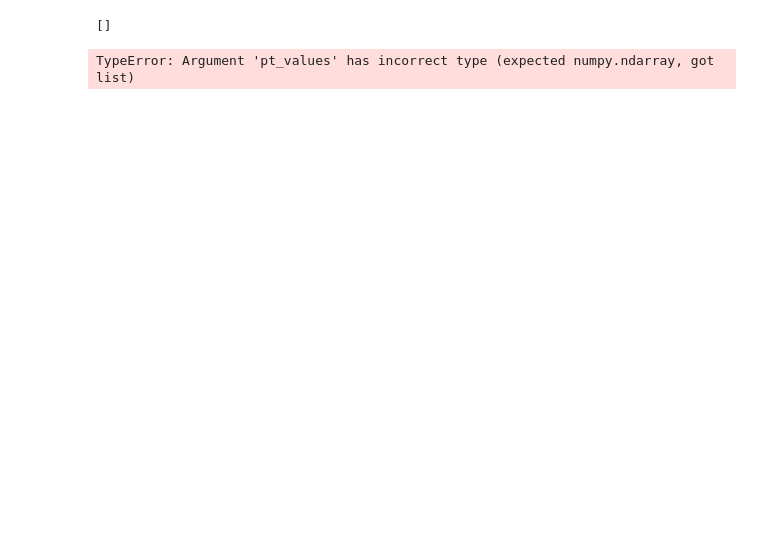
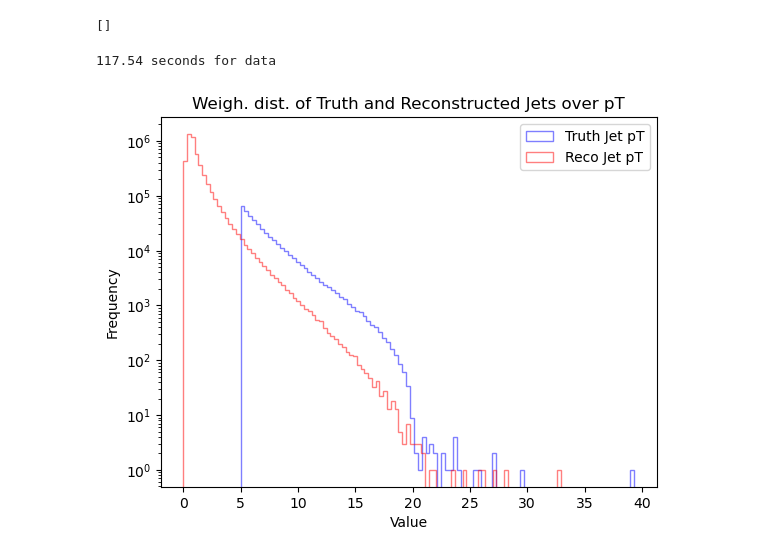
Before and after one commit to adzhPhy/atlas-jet-opt, a Jupyter notebook: truthJetIsReco.ipynb, the cells around one changed output. Saved outputs shown, nothing was run; the diff lists cells and outputs as text; code cells hidden in the pictures; blank space fills up the shorter version.

```diff
--- a/truthJetIsReco.ipynb
+++ b/truthJetIsReco.ipynb
@@ -1,12 +1,12 @@
 # %%
-import uproot, vector, awkward as ak
+import uproot, vector, awkward as ak, numpy as np
 
 filename="user.tapark.41935082._000001.tree.root"
 file = uproot.open(filename)
 tree = file["JetConstituentTree"]
 # tree.show()
 # to read TBranch ; NOTE: use entry_start, entry_stop to read only specific amounts of entry for optimization
-tjets = tree.arrays(['truthJet_pt', 'truthJet_eta', 'truthJet_phi', 'truthJet_m'], library="np")
+tjets = tree.arrays(['truthJet_pt', 'truthJet_eta', 'truthJet_phi', 'truthJet_m', 'event_weight'], library="np")
 # add filtering on truth jets: cut="truthJet_m >= 20000"
 reco_jets = tree.arrays(['jet_pt', 'jet_eta', 'jet_phi', 'jet_m'], library="np")
 # %%
@@ -16,23 +16,31 @@ m20gev_tjets
 # %% [output]
 []
 # %%
-import numpy as np
-import momentum4D_cython
+# import numpy as np
+# import awkward as ak
+# import time
 
+# # SETUP DATA HERE
 
-def main():
+# truth_jets_pt = [ event for event in tjets["truthJet_pt"] if len(event)!=0 ]
+# truth_jets_phi = [ event for event in tjets["truthJet_phi"] if len(event)!=0 ]
+# truth_jets_eta = [ event for event in tjets["truthJet_eta"] if len(event)!=0 ]
+# truth_jets_m = [ event for event in tjets["truthJet_m"] if len(event)!=0 ]
 
-    # FILTER INPUT DATA HERE
-    truth_jets_pt = [ event for event in tjets["truthJet_pt"] if len(event)!=0 ]
-    truth_jets_phi = [ event for event in tjets["truthJet_phi"] if len(event)!=0 ]
-    truth_jets_eta = [ event for event in tjets["truthJet_eta"] if len(event)!=0 ]
-    truth_jets_m = [ event for event in tjets["truthJet_m"] if len(event)!=0 ]
+# data_time_s = time.time()
+# tjets_pt_ak = ak.Array(truth_jets_pt)
+# tjets_phi_ak = ak.Array(truth_jets_phi)
+# tjets_eta_ak = ak.Array(truth_jets_eta)
+# tjets_m_ak = ak.Array(truth_jets_m)
+# zipd_t = ak.zip({"pt": tjets_pt_ak, "phi": tjets_phi_ak, "eta": tjets_eta_ak, "m": tjets_m_ak})
 
-    # PASS DATA TO CYTHON SCRIPT
-    momentum_objects = momentum4D_cython.compute_momentum4d(truth_jets_pt, truth_jets_phi, truth_jets_eta, truth_jets_m)
-    return momentum_objects[:10]
+# rjets_pt_ak = ak.Array(reco_jets["jet_pt"].tolist())
+# rjets_phi_ak = ak.Array(reco_jets["jet_phi"].tolist())
+# rjets_eta_ak = ak.Array(reco_jets["jet_eta"].tolist())
+# rjets_m_ak = ak.Array(reco_jets["jet_m"].tolist())
+# zipd_r = ak.zip({"pt": rjets_pt_ak, "phi": rjets_phi_ak, "eta": rjets_eta_ak, "m": rjets_m_ak})
 
-# main()
-# TRY AWKWARD ARRAYS ZIP AND PASS THAT THRU CYTHON
+# data_time_e = time.time()
+# print(f"{data_time_e-data_time_s:.2f} seconds for data")
 # %% [output]
-TypeError: Argument 'pt_values' has incorrect type (expected numpy.ndarray, got list)
+117.54 seconds for data
@@ -38,0 +80,23 @@ TypeError: Argument 'pt_values' has incorrect type (expected numpy.ndarray, got
+# %%
+import matplotlib.pyplot as plt
+import numpy as np
+
+pts = ak.Array(tjets["truthJet_pt"].tolist())
+weights = ak.Array(tjets["event_weight"].tolist())
+
+data1 = ak.zip({"pt":pts/1000, "weight":weights})
+
+ptsr = ak.Array(reco_jets["jet_pt"].tolist())
+data1r = ak.zip({"pt":ptsr/1000, "weight":weights})
+
+plt.hist(ak.flatten(data1)["pt"], weights=ak.flatten(data1)["weight"], alpha=0.5, bins=100, label="Truth Jet pT", color="blue", histtype="step")
+plt.hist(ak.flatten(data1r)["pt"], weights=ak.flatten(data1r)["weight"], alpha=0.5, bins=100, label="Reco Jet pT", color="red", histtype="step")
+
+plt.xlabel("Value")
+plt.ylabel("Frequency")
+plt.yscale("log")
+plt.title("Weigh. dist. of Truth and Reconstructed Jets over pT")
+plt.legend()
+plt.show()
+# %% [output]
+[figure, added]
```
Also changed, not shown: parts of 7 cells of this notebook.
